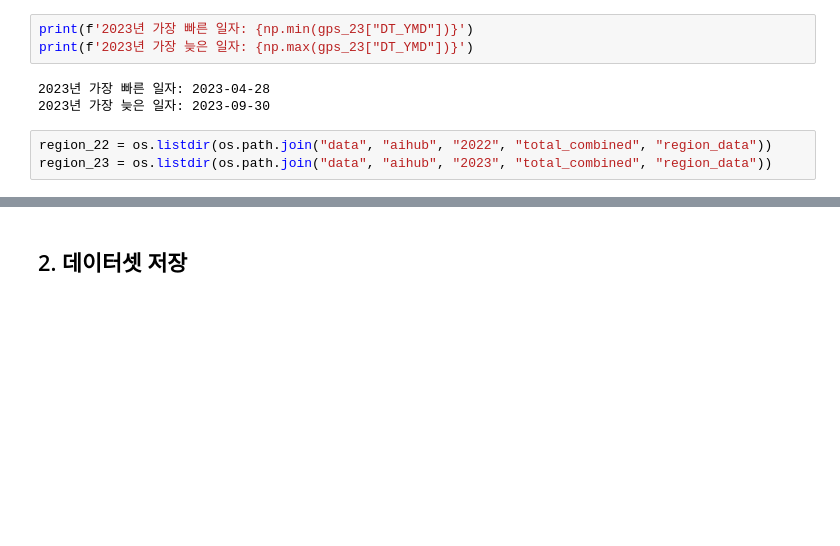
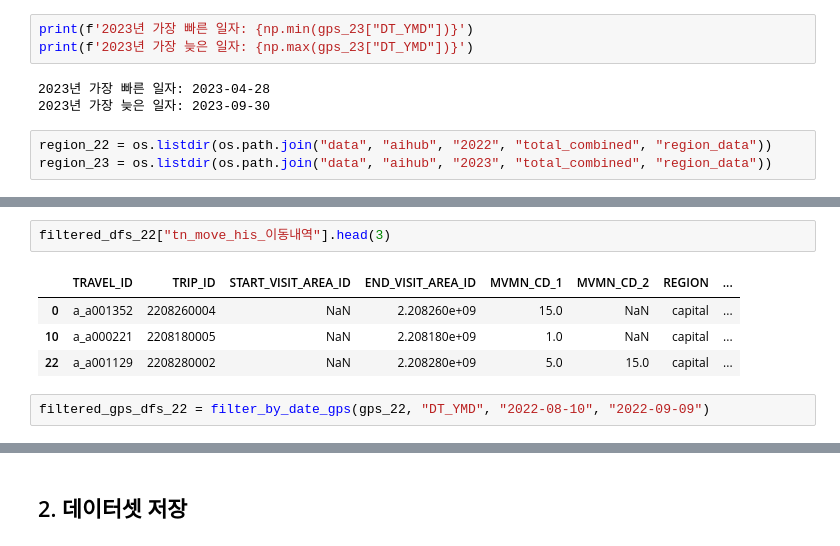
Before and after one commit to DencingParty/travel-data-engineering, a Jupyter notebook: one_week_data_for_test.ipynb, the cells around one changed output, grey strips where cells are left out. Saved outputs shown, nothing was run; the diff lists cells and outputs as text; blank space fills up the shorter version.

```diff
--- a/one_week_data_for_test.ipynb
+++ b/one_week_data_for_test.ipynb
@@ -290,0 +255,9 @@ filtered_dfs_22["tc_codea_코드A"]
+# %%
+filtered_dfs_22["tn_move_his_이동내역"].head(3)
+# %% [output]
+|  | TRAVEL_ID | TRIP_ID | START_VISIT_AREA_ID | END_VISIT_AREA_ID | MVMN_CD_1 | MVMN_CD_2 | REGION | ... |
+| 0 | a_a001352 | 2208260004 | NaN | 2.208260e+09 | 15.0 | NaN | capital | ... |
+| 10 | a_a000221 | 2208180005 | NaN | 2.208180e+09 | 1.0 | NaN | capital | ... |
+| 22 | a_a001129 | 2208280002 | NaN | 2.208280e+09 | 5.0 | 15.0 | capital | ... |
+# %%
+filtered_gps_dfs_22 = filter_by_date_gps(gps_22, "DT_YMD", "2022-08-10", "2022-09-09")
```
Also changed, not shown: parts of 19 cells of this notebook, 2 other files.
